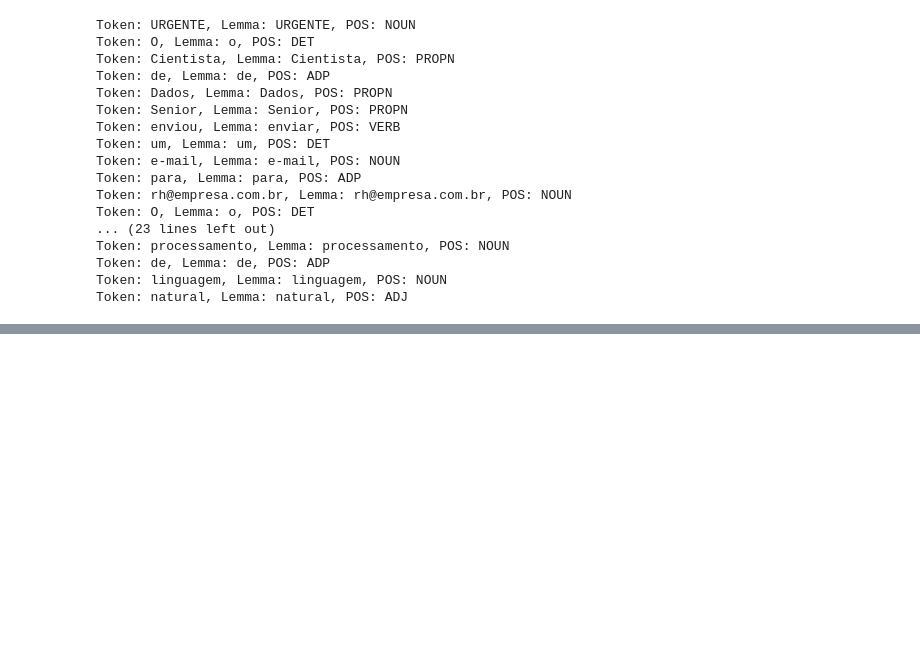
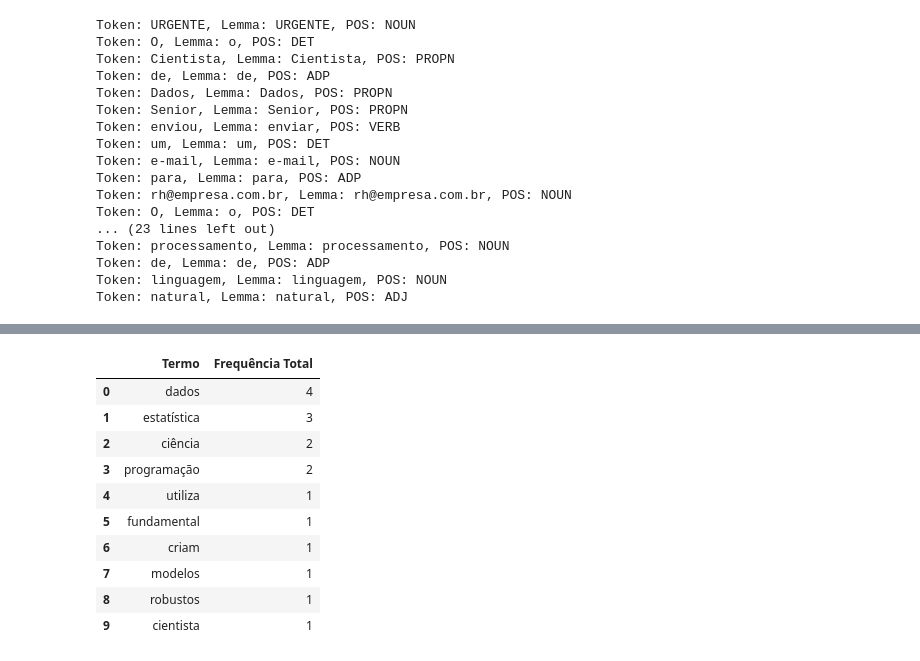
Before and after one commit to ricardocr18/rocketseatCurso_NLP, a Jupyter notebook: fundamentosPLN/atividade/nlp_regras.ipynb, the cells around one changed output, grey strips where cells are left out. Cells and saved outputs as stored; diff of their text form; code cells hidden in the pictures; blank space fills up the shorter version.

```diff
--- a/fundamentosPLN/atividade/nlp_regras.ipynb
+++ b/fundamentosPLN/atividade/nlp_regras.ipynb
@@ -166,0 +321,5 @@ Token: natural, Lemma: natural, POS: ADJ
+# %%
+# soma as contagens de cada paalvra em todo o corpus
+sum_words = X_freq.sum(axis=0)
+
+word_freq = [(word, sum_words[0, idx]) for word, idx in vec_freq.vocabulary_.items()]
@@ -166,0 +341,20 @@ Token: natural, Lemma: natural, POS: ADJ
+# %%
+# Ordenar e criar Dataframe
+import pandas as pd  # <--- Faltava essa linha!
+
+words_freq = sorted(word_freq, key=lambda x: x[1], reverse=True)
+df_words_freq = pd.DataFrame(words_freq, columns=['Termo','Frequência Total'])
+# %%
+display(df_words_freq.head(10))  # Exibindo apenas as 10 primeiras linhas do DataFrame para não poluir a saída
+# %% [output]
+|  | Termo | Frequência Total |
+| 0 | dados | 4 |
+| 1 | estatística | 3 |
+| 2 | ciência | 2 |
+| 3 | programação | 2 |
+| 4 | utiliza | 1 |
+| 5 | fundamental | 1 |
+| 6 | criam | 1 |
+| 7 | modelos | 1 |
+| 8 | robustos | 1 |
+| 9 | cientista | 1 |
```
Also changed, not shown: parts of 42 cells of this notebook.
